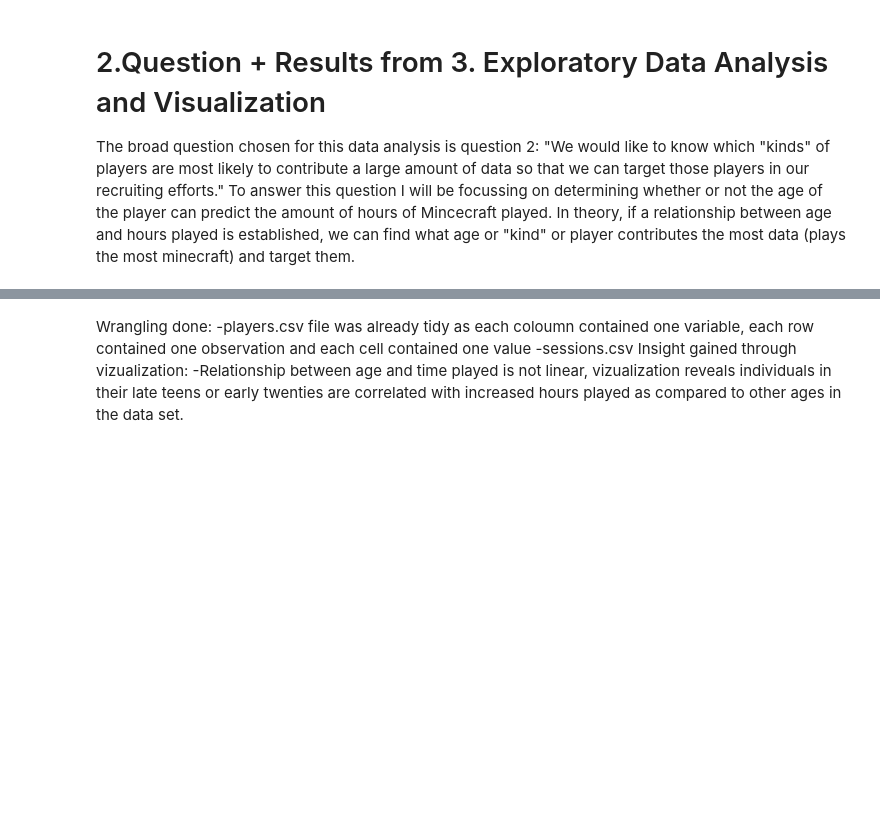
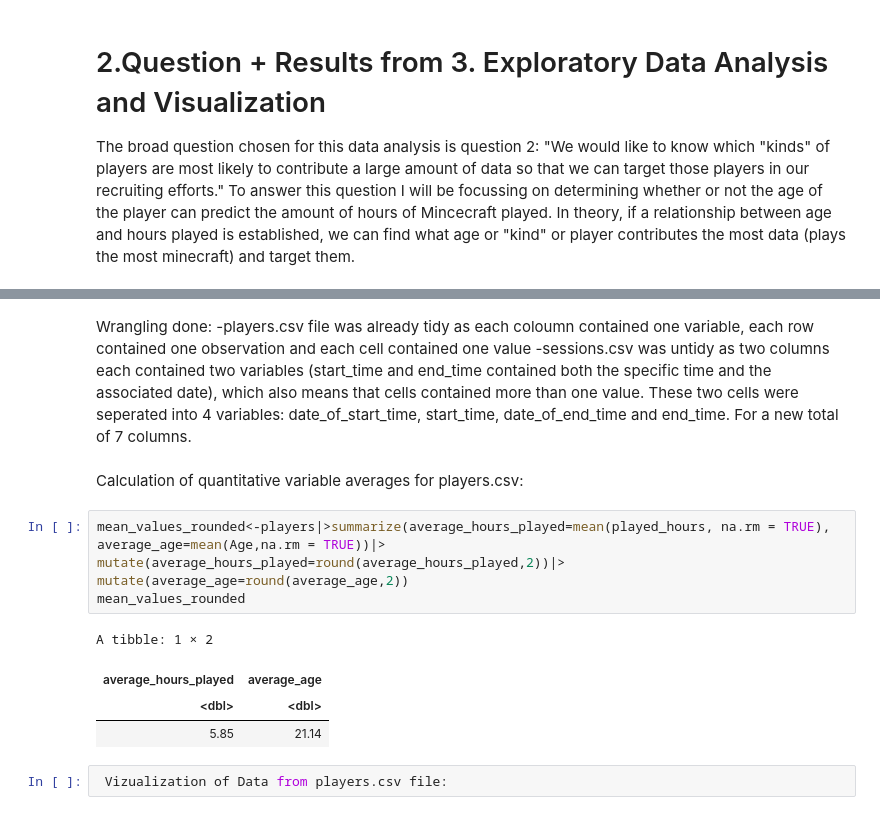
Before and after one commit to Inesh-DSCI/Inesh-DSCI-Inesh-s-Individual-Project-Planning-32, a Jupyter notebook: Final Combined Final.ipynb, the cells around one changed output, grey strips where cells are left out. Drawn from its saved outputs; the diff is of its cells as text; blank space fills up the shorter version.

```diff
--- a/Final Combined Final.ipynb
+++ b/Final Combined Final.ipynb
@@ -148,6 +148,18 @@ A tibble: 1535 × 7
 # %% [markdown]
 Wrangling done:
 -players.csv file was already tidy as each coloumn contained one variable, each row contained one observation and each cell contained one value
--sessions.csv
-Insight gained through vizualization:
--Relationship between age and time played is not linear, vizualization reveals individuals in their late teens or early twenties are correlated with increased hours played as compared to other ages in the data set.
+-sessions.csv was untidy as two columns each contained two variables (start_time and end_time contained both the specific time and the associated date), which also means that cells contained more than one value. These two cells were seperated into 4 <chr> variables: date_of_start_time, start_time, date_of_end_time and end_time. For a new total of 7 columns.
+# %% [markdown]
+Calculation of quantitative variable averages for players.csv:
+# %%
+mean_values_rounded<-players|>summarize(average_hours_played=mean(played_hours, na.rm = TRUE), average_age=mean(Age,na.rm = TRUE))|>
+mutate(average_hours_played=round(average_hours_played,2))|>
+mutate(average_age=round(average_age,2))
+mean_values_rounded
+# %% [output]
+A tibble: 1 × 2
+| average_hours_played | average_age |
+| <dbl> | <dbl> |
+| 5.85 | 21.14 |
+# %%
+ Vizualization of Data from players.csv file:
```
Also changed, not shown: parts of 6 cells of this notebook.
